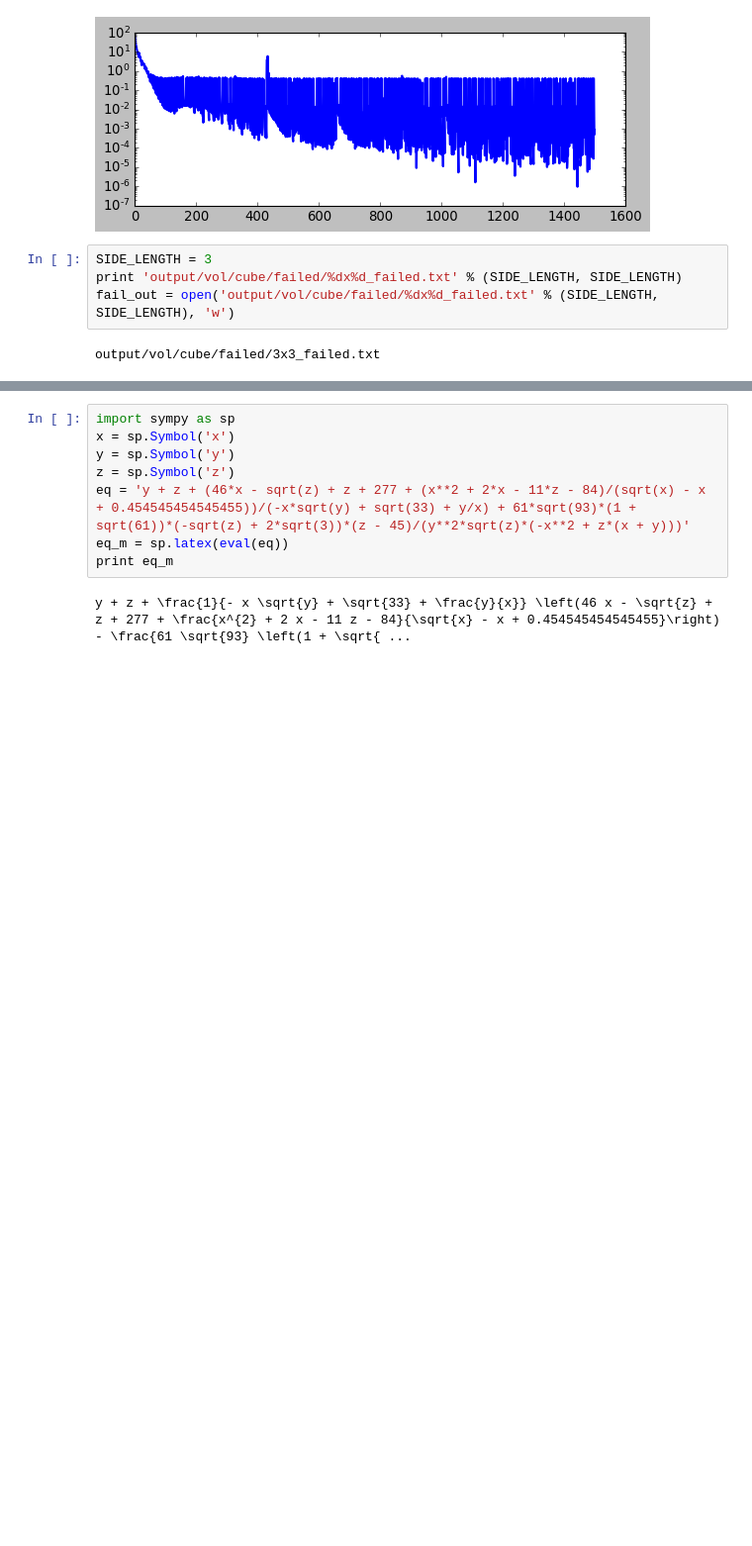
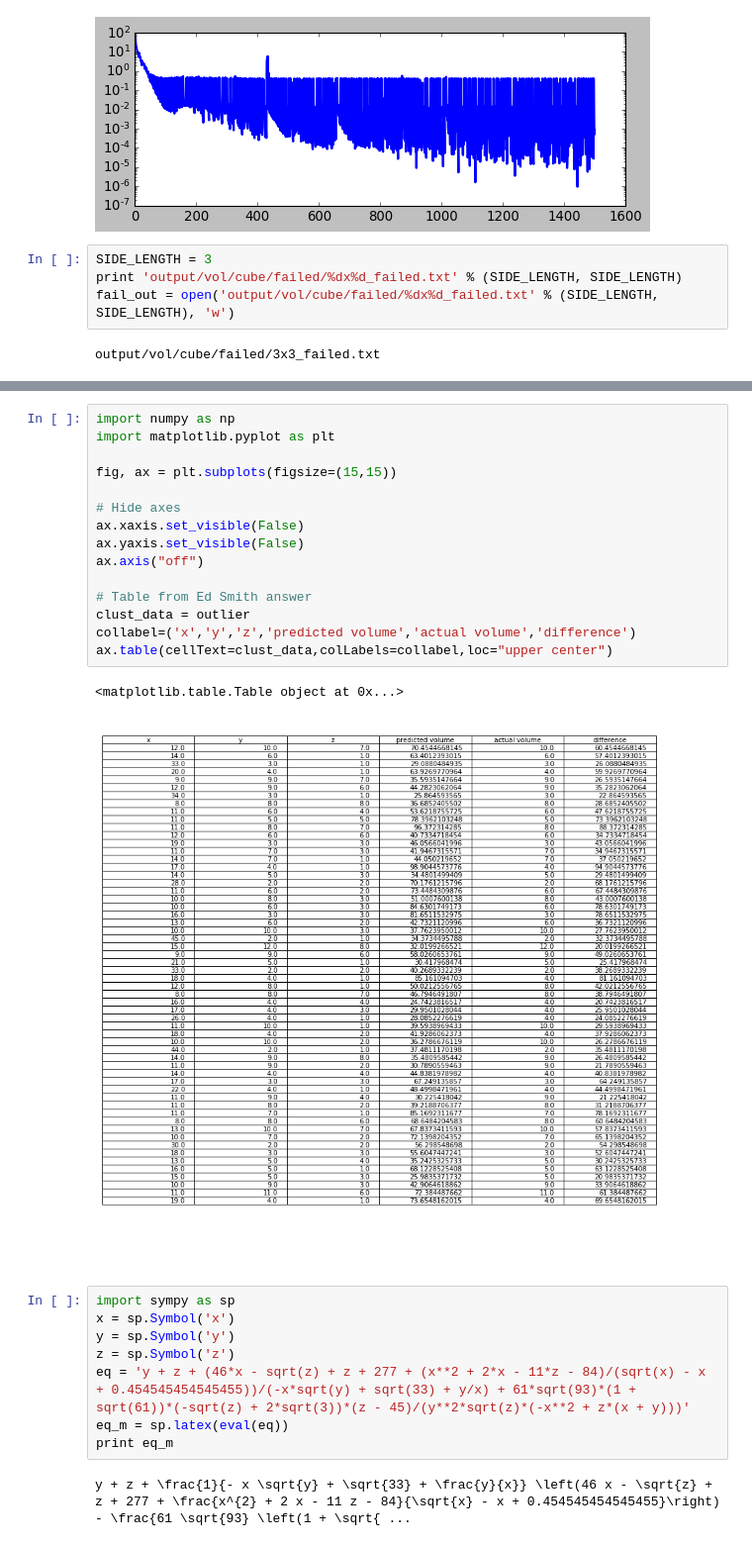
Before and after one commit to caoandong/Calabi_Yau, a Jupyter notebook: Polyhedra_test.ipynb, the cells around one changed output, grey strips where cells are left out. Shown at 99% size. Saved outputs shown, nothing was run; the diff lists cells and outputs as text; blank space fills up the shorter version.

```diff
--- a/Polyhedra_test.ipynb
+++ b/Polyhedra_test.ipynb
@@ -264,3 +276,21 @@ Done.
+# %%
+import numpy as np
+import matplotlib.pyplot as plt
+
+fig, ax = plt.subplots(figsize=(15,15))
+
+# Hide axes
+ax.xaxis.set_visible(False)
+ax.yaxis.set_visible(False)
+ax.axis("off")
+
+# Table from Ed Smith answer
+clust_data = outlier
+collabel=('x','y','z','predicted volume','actual volume','difference')
+ax.table(cellText=clust_data,colLabels=collabel,loc="upper center")
+# %% [output]
+<matplotlib.table.Table object at 0x...>
+[figure, added]
 # %%
 import sympy as sp
 x = sp.Symbol('x')
```
Also changed, not shown: parts of 6 cells of this notebook.
